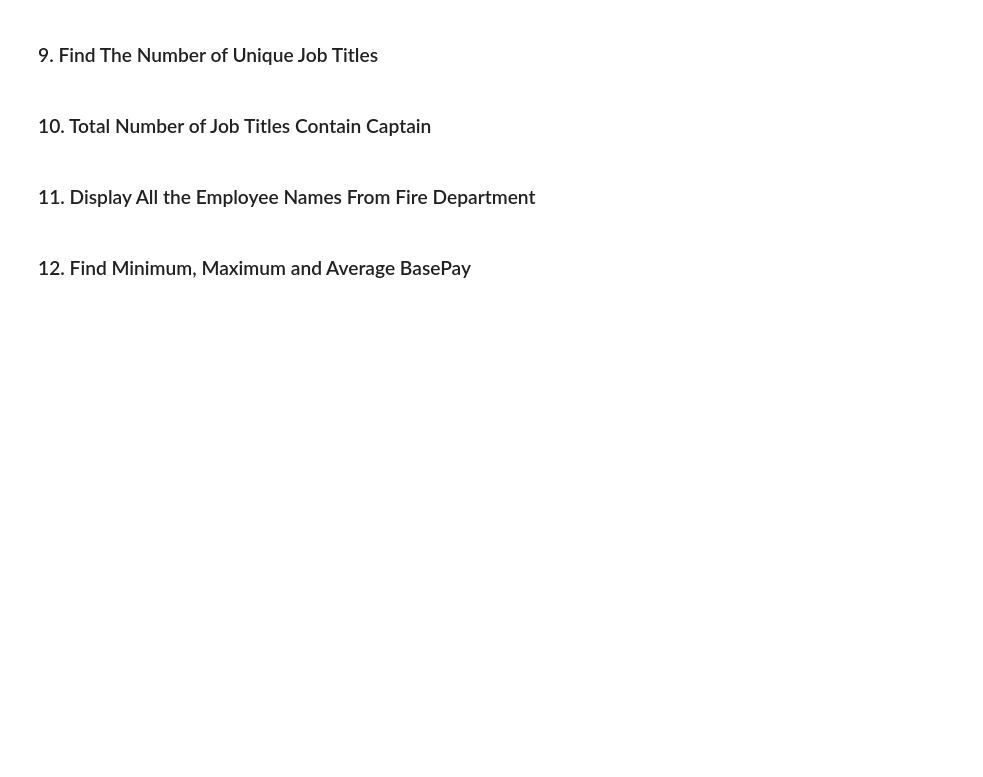
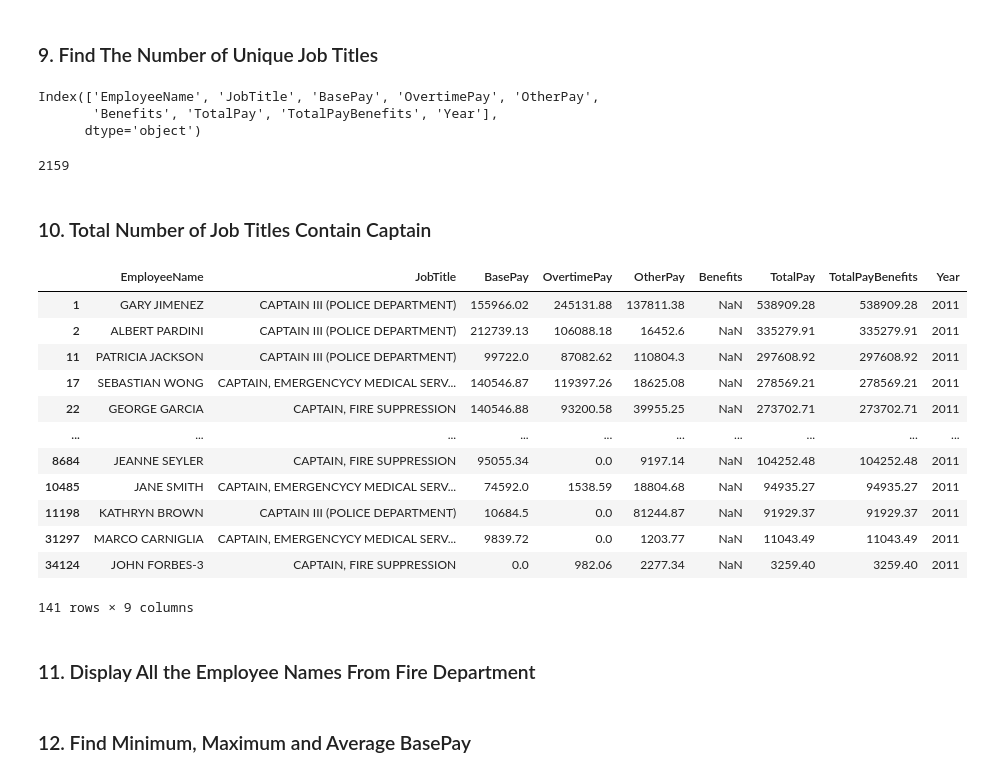
Before and after one commit to abhij215/pandas, a Jupyter notebook: salaries.ipynb, the cells around one changed output. Saved outputs shown, nothing was run; the diff lists cells and outputs as text; code cells hidden in the pictures; blank space fills up the shorter version.

```diff
--- a/salaries.ipynb
+++ b/salaries.ipynb
@@ -129,7 +155,33 @@ Index(['EmployeeName', 'JobTitle', 'BasePay', 'OvertimePay', 'OtherPay',
 # %% [markdown]
 ### 9. Find The Number of Unique Job Titles
+# %%
+data.columns
+# %% [output]
+Index(['EmployeeName', 'JobTitle', 'BasePay', 'OvertimePay', 'OtherPay',
+       'Benefits', 'TotalPay', 'TotalPayBenefits', 'Year'],
+      dtype='object')
+# %%
+data['JobTitle'].nunique()
+# %% [output]
+2159
 # %% [markdown]
 ### 10. Total Number of Job Titles Contain Captain
+# %%
+data[data['JobTitle'].str.contains('CAPTAIN')]
+# %% [output]
+|  | EmployeeName | JobTitle | BasePay | OvertimePay | OtherPay | Benefits | TotalPay | TotalPayBenefits | Year |
+| 1 | GARY JIMENEZ | CAPTAIN III (POLICE DEPARTMENT) | 155966.02 | 245131.88 | 137811.38 | NaN | 538909.28 | 538909.28 | 2011 |
+| 2 | ALBERT PARDINI | CAPTAIN III (POLICE DEPARTMENT) | 212739.13 | 106088.18 | 16452.6 | NaN | 335279.91 | 335279.91 | 2011 |
+| 11 | PATRICIA JACKSON | CAPTAIN III (POLICE DEPARTMENT) | 99722.0 | 87082.62 | 110804.3 | NaN | 297608.92 | 297608.92 | 2011 |
+| 17 | SEBASTIAN WONG | CAPTAIN, EMERGENCYCY MEDICAL SERV... | 140546.87 | 119397.26 | 18625.08 | NaN | 278569.21 | 278569.21 | 2011 |
+| 22 | GEORGE GARCIA | CAPTAIN, FIRE SUPPRESSION | 140546.88 | 93200.58 | 39955.25 | NaN | 273702.71 | 273702.71 | 2011 |
+| ... | ... | ... | ... | ... | ... | ... | ... | ... | ... |
+| 8684 | JEANNE SEYLER | CAPTAIN, FIRE SUPPRESSION | 95055.34 | 0.0 | 9197.14 | NaN | 104252.48 | 104252.48 | 2011 |
+| 10485 | JANE SMITH | CAPTAIN, EMERGENCYCY MEDICAL SERV... | 74592.0 | 1538.59 | 18804.68 | NaN | 94935.27 | 94935.27 | 2011 |
+| 11198 | KATHRYN BROWN | CAPTAIN III (POLICE DEPARTMENT) | 10684.5 | 0.0 | 81244.87 | NaN | 91929.37 | 91929.37 | 2011 |
+| 31297 | MARCO CARNIGLIA | CAPTAIN, EMERGENCYCY MEDICAL SERV... | 9839.72 | 0.0 | 1203.77 | NaN | 11043.49 | 11043.49 | 2011 |
+| 34124 | JOHN FORBES-3 | CAPTAIN, FIRE SUPPRESSION | 0.0 | 982.06 | 2277.34 | NaN | 3259.40 | 3259.40 | 2011 |
+141 rows × 9 columns
 # %% [markdown]
 ### 11. Display All the Employee Names From Fire Department
 # %% [markdown]
```
Also changed, not shown: parts of 5 cells of this notebook.
